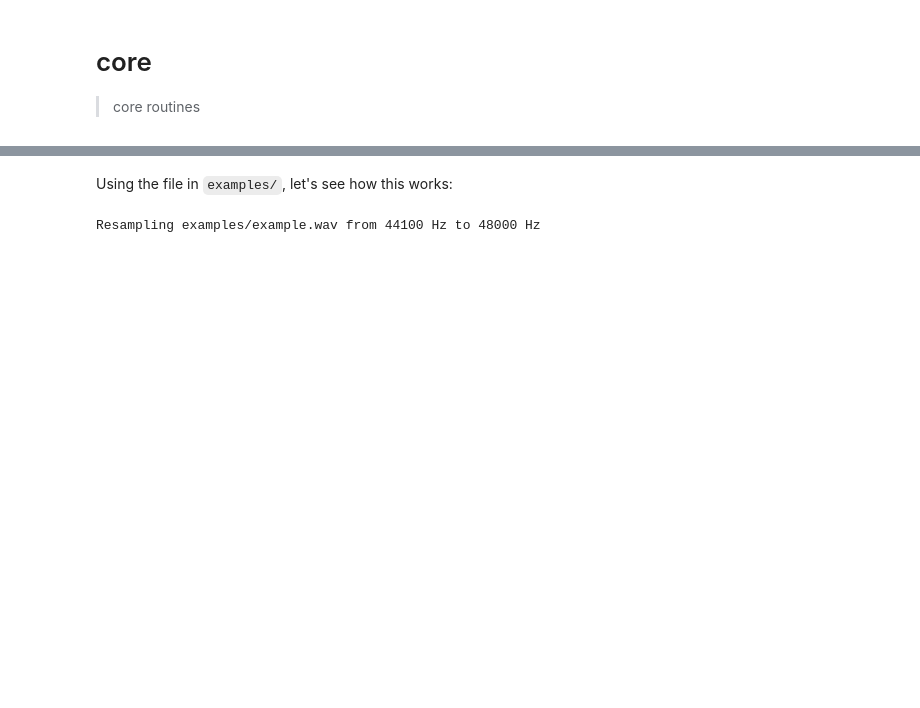
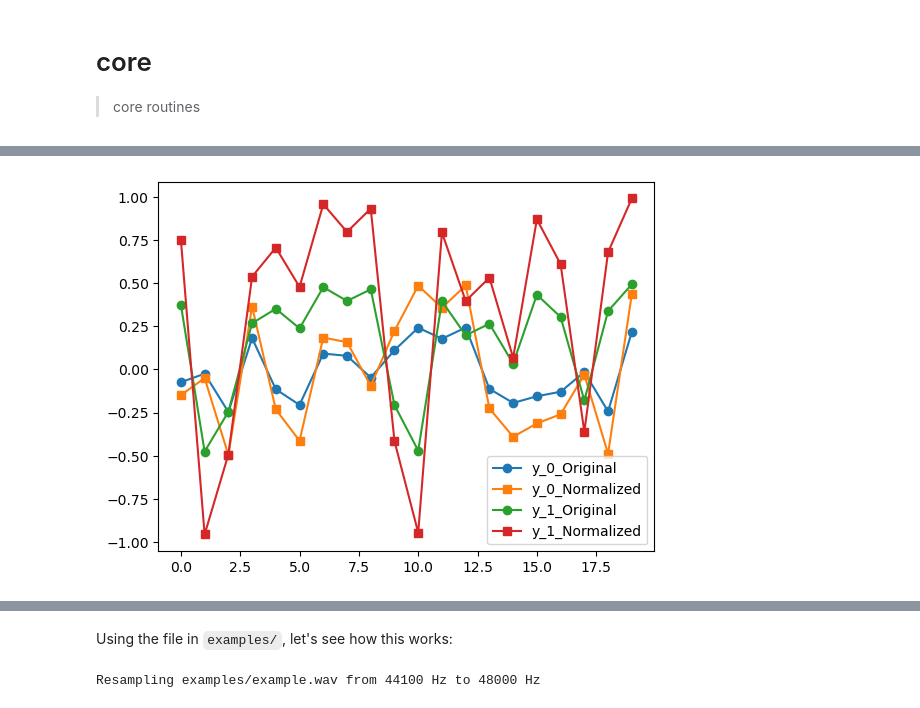
Before and after one commit to drscotthawley/aeiou, a Jupyter notebook: 00_core.ipynb, the cells around one changed output, grey strips where cells are left out. Saved outputs shown, nothing was run; the diff lists cells and outputs as text; code cells hidden in the pictures; blank space fills up the shorter version.

```diff
--- a/00_core.ipynb
+++ b/00_core.ipynb
@@ -21,0 +63,7 @@ from einops import rearrange
+# %%
+y = np.random.rand(2,20)-0.5  # stereo
+y[0,:] *= 0.5     # but make one channel smaller for show
+y2 = normalize_audio(y)   # global norm, the default
+plot_norm_inout(y, y2)
+# %% [output]
+[figure, added]
```
Also changed, not shown: parts of 14 cells of this notebook, 2 other files.
